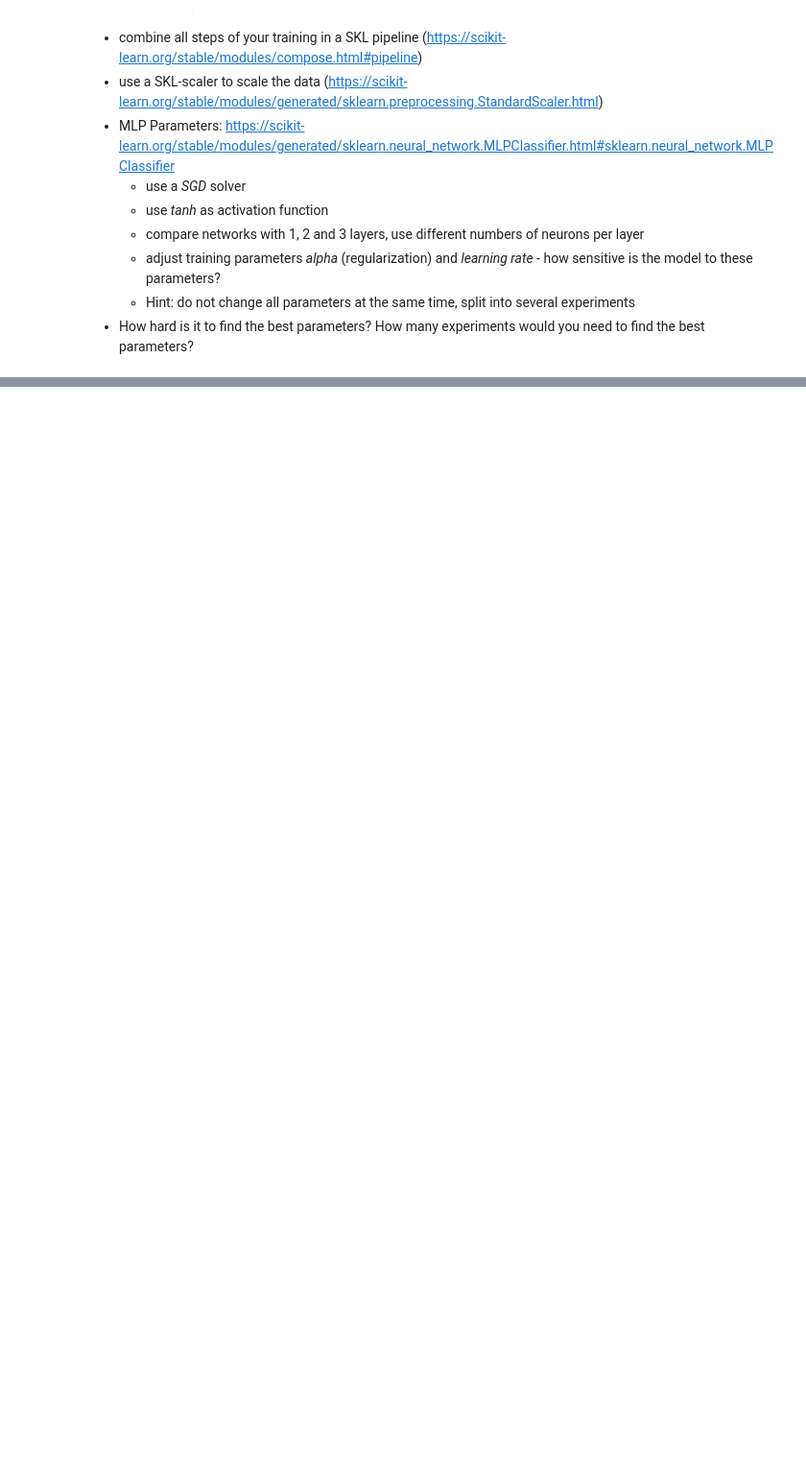
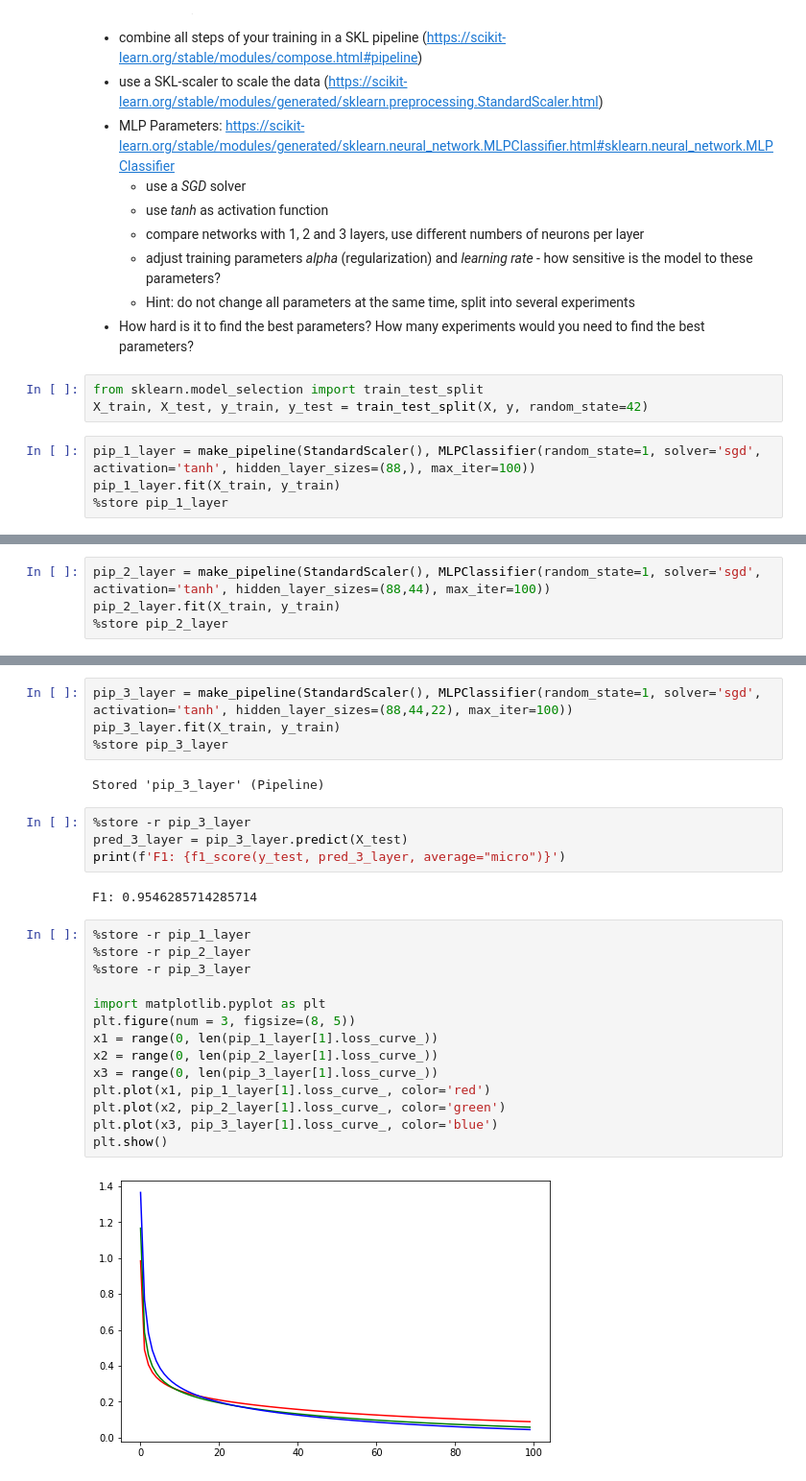
Before and after one commit to trenklem/DataScience21, a Jupyter notebook: Block_6/Assignments/6_a_Non-Linear_Classification.ipynb, the cells around one changed output, grey strips where cells are left out. Shown: that part at 96% size. Cells and saved outputs as stored; diff of their text form; blank space fills up the shorter version.

```diff
--- a/Block_6/Assignments/6_a_Non-Linear_Classification.ipynb
+++ b/Block_6/Assignments/6_a_Non-Linear_Classification.ipynb
@@ -37,3 +79,10 @@ Split the MNIST data into  train- and test-sets and then train and evaluate a si
     * adjust training parameters *alpha* (regularization) and *learning rate* - how sensitive is the model to these parameters?
     * Hint: do not change all parameters at the same time, split into several experiments
 * How hard is it to find the best parameters? How many experiments would you need to find the best parameters?
+# %%
+from sklearn.model_selection import train_test_split
+X_train, X_test, y_train, y_test = train_test_split(X, y, random_state=42)
+# %%
+pip_1_layer = make_pipeline(StandardScaler(), MLPClassifier(random_state=1, solver='sgd', activation='tanh', hidden_layer_sizes=(88,), max_iter=100))
+pip_1_layer.fit(X_train, y_train)
+%store pip_1_layer
@@ -39,0 +97,4 @@ Split the MNIST data into  train- and test-sets and then train and evaluate a si
+# %%
+pip_2_layer = make_pipeline(StandardScaler(), MLPClassifier(random_state=1, solver='sgd', activation='tanh', hidden_layer_sizes=(88,44), max_iter=100))
+pip_2_layer.fit(X_train, y_train)
+%store pip_2_layer
@@ -39,0 +109,28 @@ Split the MNIST data into  train- and test-sets and then train and evaluate a si
+# %%
+pip_3_layer = make_pipeline(StandardScaler(), MLPClassifier(random_state=1, solver='sgd', activation='tanh', hidden_layer_sizes=(88,44,22), max_iter=100))
+pip_3_layer.fit(X_train, y_train)
+%store pip_3_layer
+# %% [output]
+Stored 'pip_3_layer' (Pipeline)
+# %%
+%store -r pip_3_layer
+pred_3_layer = pip_3_layer.predict(X_test)
+print(f'F1: {f1_score(y_test, pred_3_layer, average="micro")}')
+# %% [output]
+F1: 0.9546285714285714
+# %%
+%store -r pip_1_layer
+%store -r pip_2_layer
+%store -r pip_3_layer
+
+import matplotlib.pyplot as plt
+plt.figure(num = 3, figsize=(8, 5))
+x1 = range(0, len(pip_1_layer[1].loss_curve_))
+x2 = range(0, len(pip_2_layer[1].loss_curve_))
+x3 = range(0, len(pip_3_layer[1].loss_curve_))
+plt.plot(x1, pip_1_layer[1].loss_curve_, color='red')
+plt.plot(x2, pip_2_layer[1].loss_curve_, color='green')
+plt.plot(x3, pip_3_layer[1].loss_curve_, color='blue')
+plt.show()
+# %% [output]
+[figure, added]
```
Also changed, not shown: parts of 25 cells of this notebook, 1 other file.
